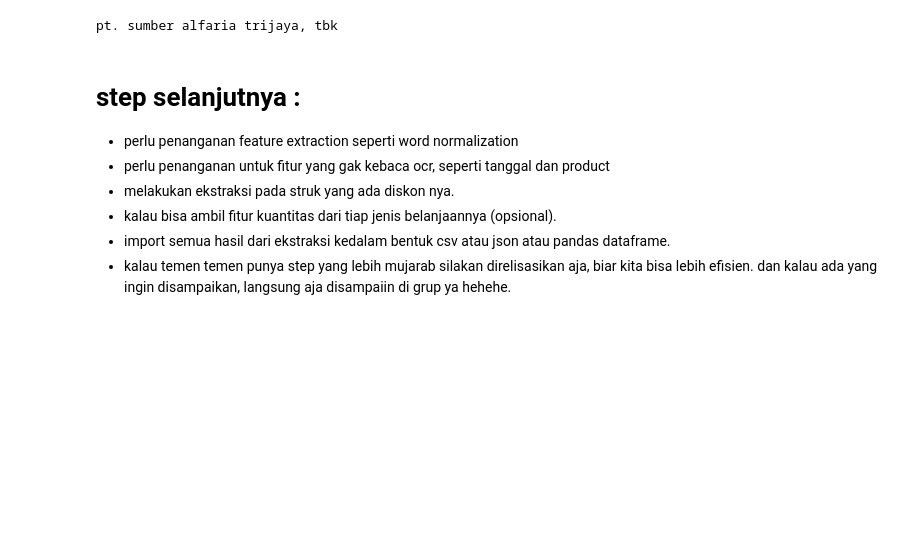
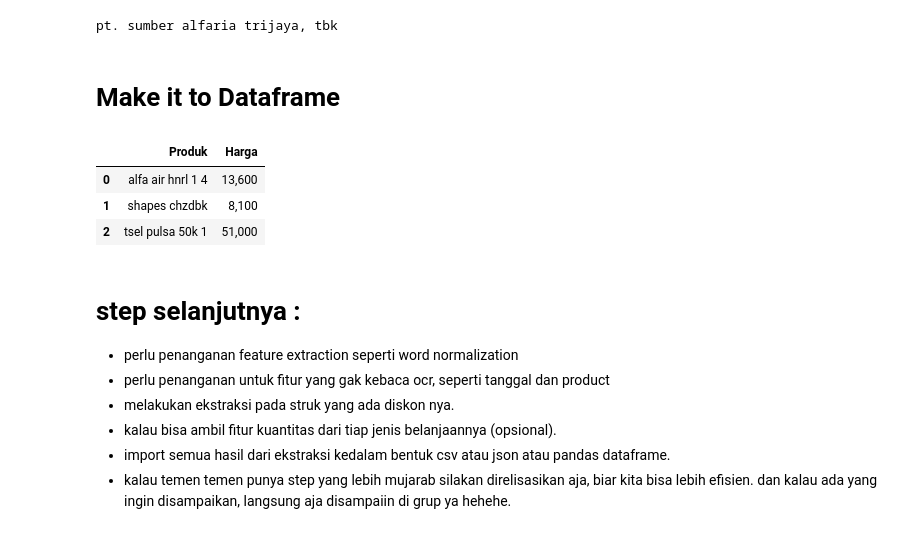
Before and after one commit to Aldino168/final-project---struk-or-bill-extraction-, a Jupyter notebook: Final Project - Extraction Text in Image using Pytesseract.ipynb, the cells around one changed output. Saved outputs shown, nothing was run; the diff lists cells and outputs as text; code cells hidden in the pictures; blank space fills up the shorter version.

```diff
--- a/Final Project - Extraction Text in Image using Pytesseract.ipynb
+++ b/Final Project - Extraction Text in Image using Pytesseract.ipynb
@@ -20,7 +20,7 @@ from PIL import Image
 # %% [markdown]
 # settings pytesseract
 # %%
-pytesseract.pytesseract.tesseract_cmd = "C:\\Users\\Rahmat\\AppData\\Local\\Programs\\Tesseract-OCR\\tesseract.exe"
+pytesseract.pytesseract.tesseract_cmd = "Tesseract-OCR/tesseract.exe"
 # %% [markdown]
 # read image n extract text
 # %%
@@ -189,7 +195,8 @@ angka
 # feature product
 # %%
 f = " ".join(words)
-f.split("angka")
+feature = f.split("angka")
+feature
 # %% [output]
 ['alfa air hnrl 1 4 ', ' shapes chzdbk ', ' tsel pulsa 50k 1 ', '']
 # %%
@@ -236,6 +243,17 @@ head=i
 print(head)
 # %% [output]
 pt. sumber alfaria trijaya, tbk
+# %% [markdown]
+# Make it to Dataframe
+# %%
+data_belanjaan = pd.DataFrame(list(zip(feature, harganya)),
+               columns =['Produk', 'Harga'])
+data_belanjaan
+# %% [output]
+|  | Produk | Harga |
+| 0 | alfa air hnrl 1 4 | 13,600 |
+| 1 | shapes chzdbk | 8,100 |
+| 2 | tsel pulsa 50k 1 | 51,000 |
 # %% [markdown]
 # step selanjutnya :
 * perlu penanganan feature extraction seperti word normalization
```
Also changed, not shown: parts of 1 cell of this notebook.
